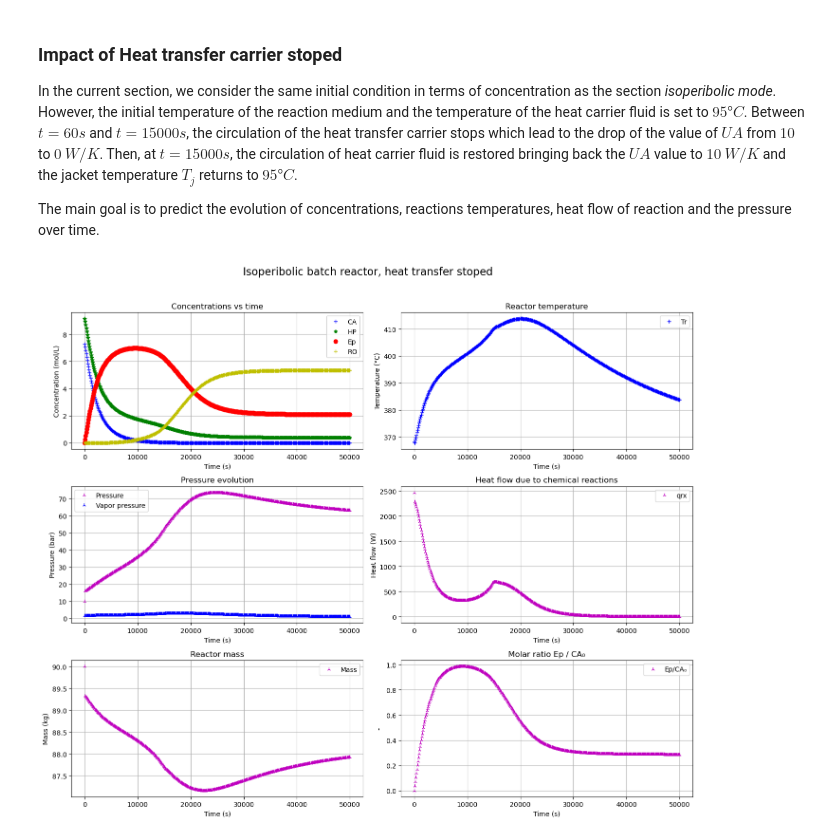
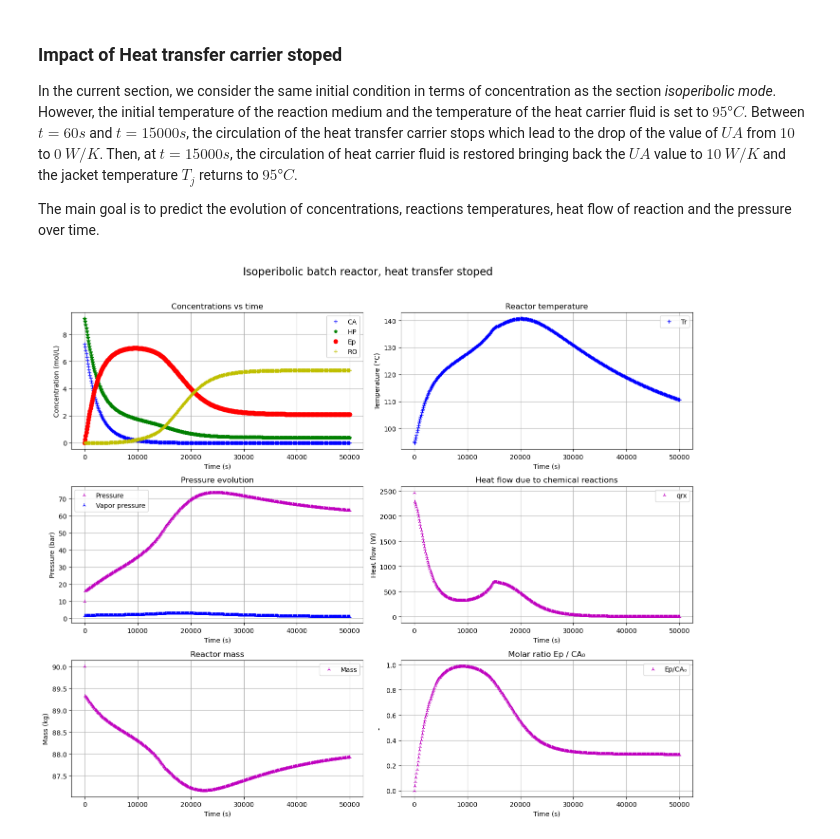
Before and after one commit to 0Renay0/epoxidation-of-allyl-chloride, a Jupyter notebook: main.ipynb, the cells around one changed output. Drawn from its saved outputs; the diff is of its cells as text; code cells hidden in the pictures.

```diff
--- a/main.ipynb
+++ b/main.ipynb
@@ -1773,7 +1773,7 @@ axs[0, 0].legend()
 axs[0, 0].grid(True)
 
 # Temperature
-axs[0, 1].plot(t, Tr_1, 'b+', label='Tr')
+axs[0, 1].plot(t, Tr_1 - 273.15, 'b+', label='Tr')
 axs[0, 1].set_title("Reactor temperature")
 axs[0, 1].set_xlabel("Time (s)")
 axs[0, 1].set_ylabel("Temperature (°C)")
@@ -1789,31 +1789,31 @@ axs[1, 0].set_ylabel("Pressure (bar)")
 axs[1, 0].legend()
 axs[1, 0].grid(True)
 
 # Heat flow
 axs[1, 1].plot(t, qrx, 'm2', label='qrx')
 axs[1, 1].set_title("Heat flow due to chemical reactions")
 axs[1, 1].set_xlabel("Time (s)")
 axs[1, 1].set_ylabel("Heat flow (W)")
 axs[1, 1].legend()
 axs[1, 1].grid(True)
 
 # Mass
 axs[2, 0].plot(t, mr_1, 'm2', label='Mass')
 axs[2, 0].set_title("Reactor mass")
 axs[2, 0].set_xlabel("Time (s)")
 axs[2, 0].set_ylabel("Mass (kg)")
 axs[2, 0].legend()
 axs[2, 0].grid(True)
 
 # Ratio Ep/CA0
 axs[2, 1].plot(t, Ratio_Ep_CA0, 'm2', label='Ep/CA₀')
 axs[2, 1].set_title("Molar ratio Ep / CA₀")
 axs[2, 1].set_xlabel("Time (s)")
 axs[2, 1].set_ylabel("-")
 axs[2, 1].legend()
 axs[2, 1].grid(True)
 
 plt.tight_layout(rect=[0, 0, 1, 0.96])
 plt.show()
 # %% [output]
-[figure, old version]
+[figure, new version]
```
Also changed, not shown: parts of 1 cell of this notebook.
